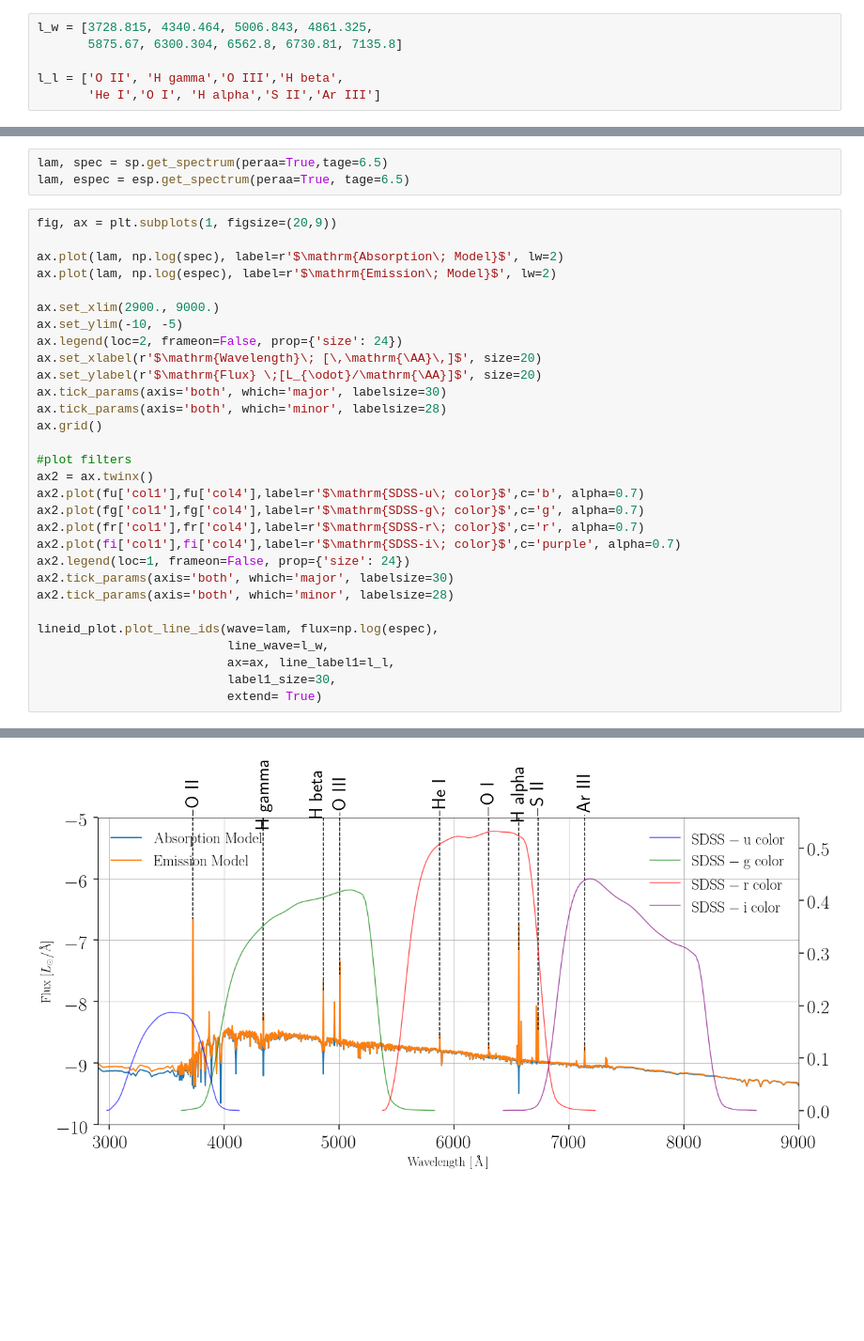
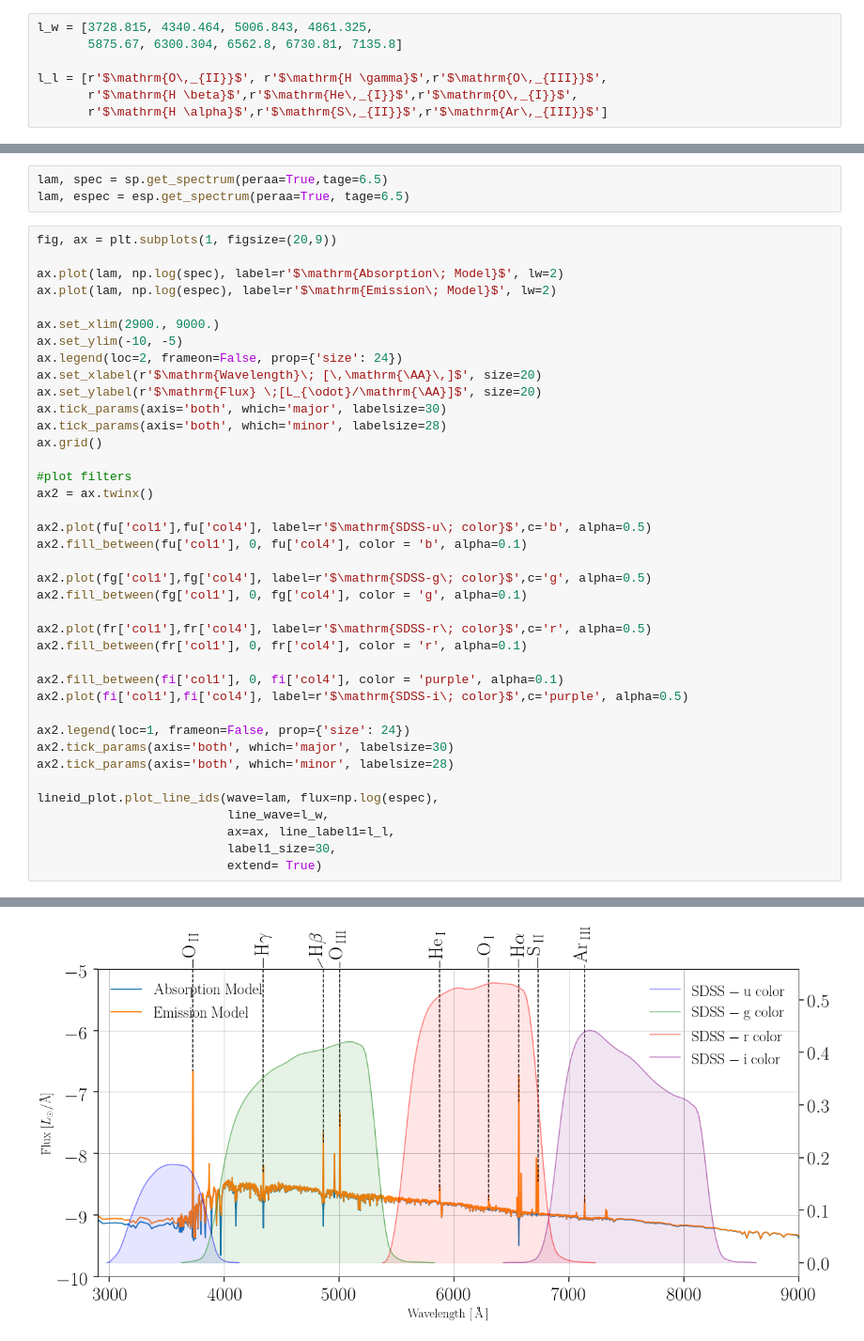
Before and after one commit to rqguan/Dwarf_FSPS, a Jupyter notebook: FSPS_Band_EW_illus.ipynb, the cells around one changed output, grey strips where cells are left out. Shown at 94% size. Cells and saved outputs as stored; diff of their text form; blank space fills up the shorter version.

```diff
--- a/FSPS_Band_EW_illus.ipynb
+++ b/FSPS_Band_EW_illus.ipynb
@@ -96,8 +99,9 @@ fr = ascii.read('r.dat.txt')
 l_w = [3728.815, 4340.464, 5006.843, 4861.325,
        5875.67, 6300.304, 6562.8, 6730.81, 7135.8]
 
-l_l = ['O II', 'H gamma','O III','H beta',
-       'He I','O I', 'H alpha','S II','Ar III']
+l_l = [r'$\mathrm{O\,_{II}}$', r'$\mathrm{H \gamma}$',r'$\mathrm{O\,_{III}}$',
+       r'$\mathrm{H \beta}$',r'$\mathrm{He\,_{I}}$',r'$\mathrm{O\,_{I}}$',
+       r'$\mathrm{H \alpha}$',r'$\mathrm{S\,_{II}}$',r'$\mathrm{Ar\,_{III}}$']
 # %%
 tau_arr = 2.6
 const_arr = 0.3
@@ -149,34 +153,43 @@ lam, espec = esp.get_spectrum(peraa=True, tage=6.5)
 # %%
 fig, ax = plt.subplots(1, figsize=(20,9))
 
 ax.plot(lam, np.log(spec), label=r'$\mathrm{Absorption\; Model}$', lw=2)
 ax.plot(lam, np.log(espec), label=r'$\mathrm{Emission\; Model}$', lw=2)
 
 ax.set_xlim(2900., 9000.)
 ax.set_ylim(-10, -5)
 ax.legend(loc=2, frameon=False, prop={'size': 24})
 ax.set_xlabel(r'$\mathrm{Wavelength}\; [\,\mathrm{\AA}\,]$', size=20)
 ax.set_ylabel(r'$\mathrm{Flux} \;[L_{\odot}/\mathrm{\AA}]$', size=20)
 ax.tick_params(axis='both', which='major', labelsize=30)
 ax.tick_params(axis='both', which='minor', labelsize=28)
 ax.grid()
 
 #plot filters
 ax2 = ax.twinx()
-ax2.plot(fu['col1'],fu['col4'],label=r'$\mathrm{SDSS-u\; color}$',c='b', alpha=0.7)
-ax2.plot(fg['col1'],fg['col4'],label=r'$\mathrm{SDSS-g\; color}$',c='g', alpha=0.7)
-ax2.plot(fr['col1'],fr['col4'],label=r'$\mathrm{SDSS-r\; color}$',c='r', alpha=0.7)
-ax2.plot(fi['col1'],fi['col4'],label=r'$\mathrm{SDSS-i\; color}$',c='purple', alpha=0.7)
+
+ax2.plot(fu['col1'],fu['col4'], label=r'$\mathrm{SDSS-u\; color}$',c='b', alpha=0.5)
+ax2.fill_between(fu['col1'], 0, fu['col4'], color = 'b', alpha=0.1)
+
+ax2.plot(fg['col1'],fg['col4'], label=r'$\mathrm{SDSS-g\; color}$',c='g', alpha=0.5)
+ax2.fill_between(fg['col1'], 0, fg['col4'], color = 'g', alpha=0.1)
+
+ax2.plot(fr['col1'],fr['col4'], label=r'$\mathrm{SDSS-r\; color}$',c='r', alpha=0.5)
+ax2.fill_between(fr['col1'], 0, fr['col4'], color = 'r', alpha=0.1)
+
+ax2.fill_between(fi['col1'], 0, fi['col4'], color = 'purple', alpha=0.1)
+ax2.plot(fi['col1'],fi['col4'], label=r'$\mathrm{SDSS-i\; color}$',c='purple', alpha=0.5)
+
 ax2.legend(loc=1, frameon=False, prop={'size': 24})
 ax2.tick_params(axis='both', which='major', labelsize=30)
 ax2.tick_params(axis='both', which='minor', labelsize=28)
 
 lineid_plot.plot_line_ids(wave=lam, flux=np.log(espec),
                           line_wave=l_w,
                           ax=ax, line_label1=l_l,
                           label1_size=30,
                           extend= True)
 # %% [output]
 (<Figure size 1440x648 with 2 Axes>,
  <matplotlib.axes._subplots.AxesSubplot at 0x...>)
-[figure, old version]
+[figure, new version]
```
Also changed, not shown: parts of 2 cells of this notebook, 3 other files.
